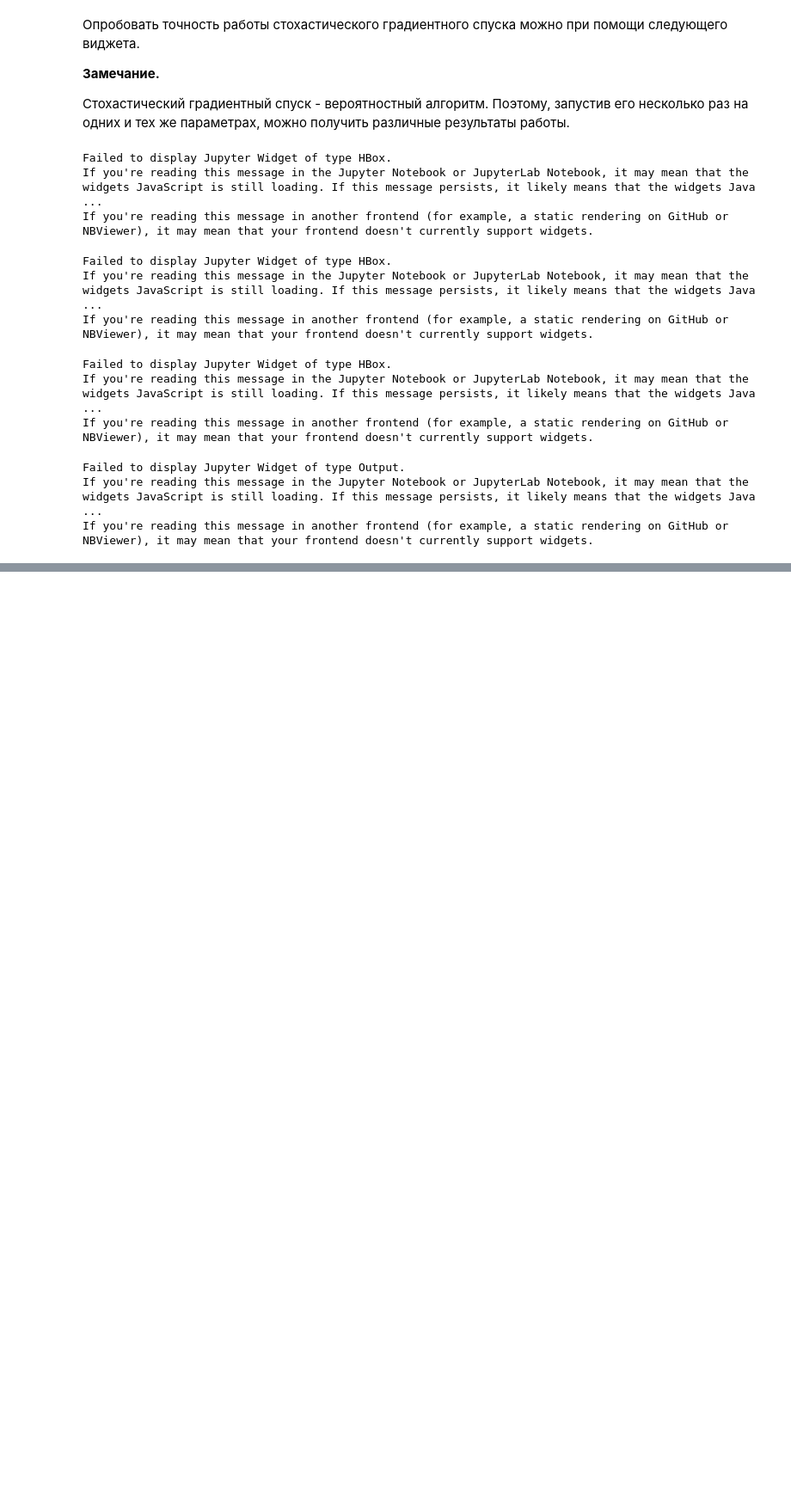
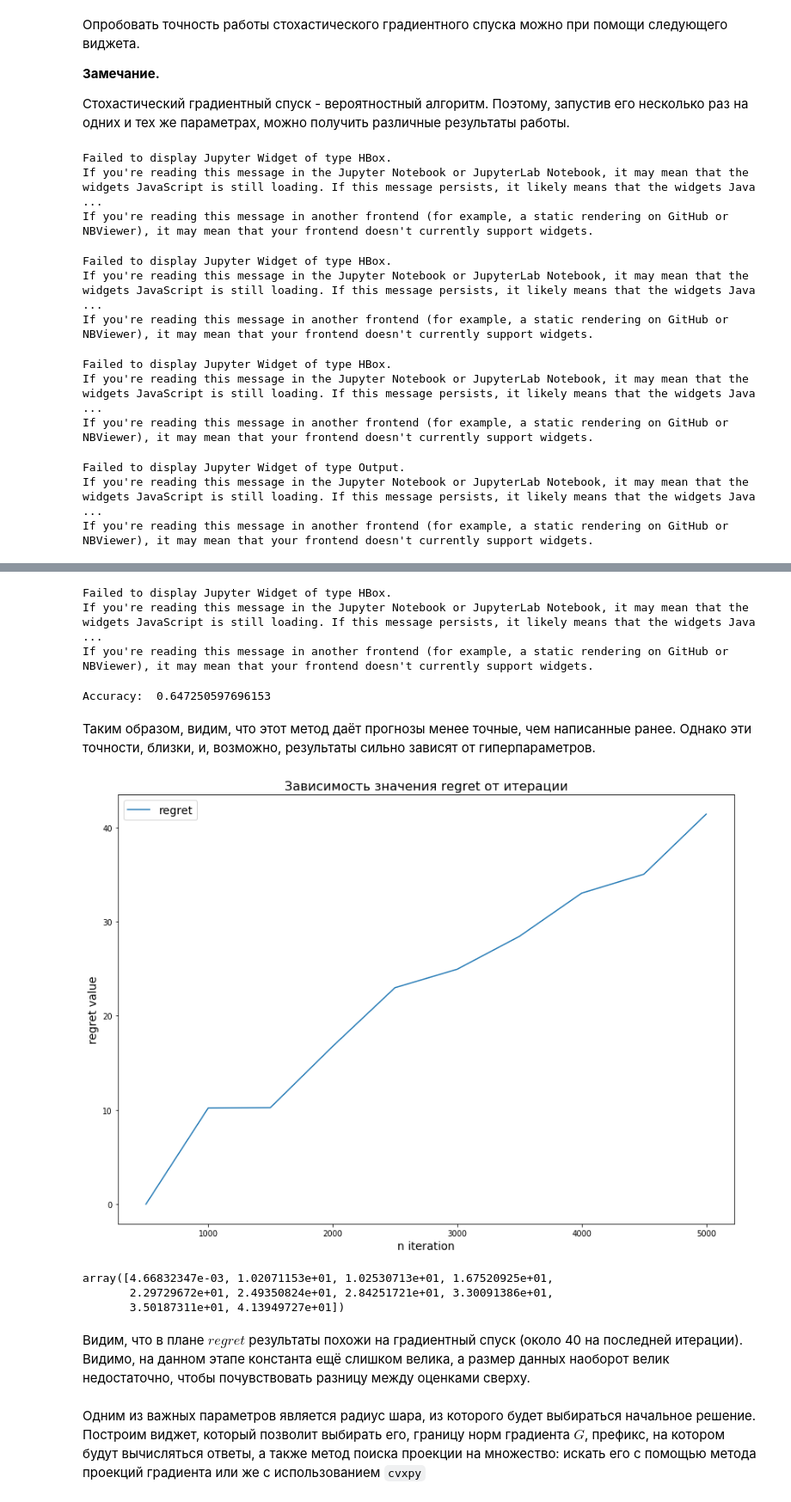
Before and after one commit to MikeLepekhin/Online-Convex-Optimisation, a Jupyter notebook: project.ipynb, the cells around one changed output, grey strips where cells are left out. Shown: that part at 86% size. Saved outputs shown, nothing was run; the diff lists cells and outputs as text; code cells hidden in the pictures; blank space fills up the shorter version.

```diff
--- a/project.ipynb
+++ b/project.ipynb
@@ -64,7 +64,7 @@ y = spam_data[57].values
 Чтобы не считать значения `regret`, можно не передавать 3 параметр в функцию `online_gradient_descent`.
 # %%
 R = 1.0
-G = 0.5
+G = 1.3
 D = 2.0 * R
 
 M = 100.0*R
@@ -216,7 +213,7 @@ If you're reading this message in another frontend (for example, a static render
 # %%
 # отображает на графике значения regret, посчитанные на каждой 500-й итерации
 
-def plot_regrets_every_500(x_values):
+def plot_regrets_every_500(x_values, need_plot=True):
     x_values = np.array(x_values)
     T = len(x_values)
     regrets = []
@@ -227,14 +224,17 @@ def plot_regrets_every_500(x_values):
         if t % 500 == 0:
             regrets.append(calc_regret(cur_sum, np.array(x_values[:t+1]), y[:t+1]))
 
-    plt.figure(figsize=(14, 10))
-    plt.plot((1 + np.arange(regrets)) * 500, regrets, label='regret')
+    if need_plot:
+        plt.figure(figsize=(14, 10))
+        regrets = np.array(regrets)
+        plt.plot((1 + np.arange(regrets.size)) * 500, regrets, label='regret')
 
-    plt.legend(fontsize=14)
-    plt.title(u'Зависимость значения regret от итерации', fontsize=20)
-    plt.xlabel('n iteration')
-    plt.ylabel('regret value')
-    plt.show()
+        plt.legend(fontsize=14)
+        plt.title(u'Зависимость значения regret от итерации', fontsize=16)
+        plt.xlabel('n iteration', fontsize=14)
+        plt.ylabel('regret value', fontsize=14)
+        plt.show()
+    return regrets
 
 def handle_float(value):
     if len(value.shape) == 0:
@@ -387,0 +478,8 @@ plot_regrets_every_500(stoch_OGD(np.hstack(([R], np.zeros(d - 1))), len(spam_dat
+# %%
+x0 = np.zeros(d)
+x0[0] = R
+sols = find_ons_solutions(x0, len(spam_data))
+# %% [output]
+Failed to display Jupyter Widget of type HBox.
+If you're reading this message in the Jupyter Notebook or JupyterLab Notebook, it may mean that the widgets JavaScript is still loading. If this message persists, it likely means that the widgets Java ...
+If you're reading this message in another frontend (for example, a static rendering on GitHub or NBViewer), it may mean that your frontend doesn't currently support widgets.
@@ -387,0 +494,17 @@ plot_regrets_every_500(stoch_OGD(np.hstack(([R], np.zeros(d - 1))), len(spam_dat
+# %%
+print('Accuracy: ', measure_accuracy(sols))
+# %% [output]
+Accuracy:  0.647250597696153
+# %% [markdown]
+Таким образом, видим, что этот метод даёт прогнозы менее точные, чем написанные ранее. Однако эти точности, близки, и, возможно, результаты сильно зависят от гиперпараметров.
+# %%
+plot_regrets_every_500(sols)
+# %% [output]
+[figure, added]
+array([4.66832347e-03, 1.02071153e+01, 1.02530713e+01, 1.67520925e+01,
+       2.29729672e+01, 2.49350824e+01, 2.84251721e+01, 3.30091386e+01,
+       3.50187311e+01, 4.13949727e+01])
+# %% [markdown]
+Видим, что в плане $regret$ результаты похожи на градиентный спуск (около 40 на последней итерации). Видимо, на данном этапе константа ещё слишком велика, а размер данных наоборот велик недостаточно, чтобы почувствовать разницу между оценками сверху.
+# %% [markdown]
+Одним из важных параметров является радиус шара, из которого будет выбираться начальное решение. Построим виджет, который позволит выбирать его, границу норм градиента $G$, префикс, на котором будут вычисляться ответы, а также метод поиска проекции на множество: искать его с помощью метода проекций градиента или же с использованием `cvxpy`
```
Also changed, not shown: parts of 16 cells of this notebook, 1 other file.
